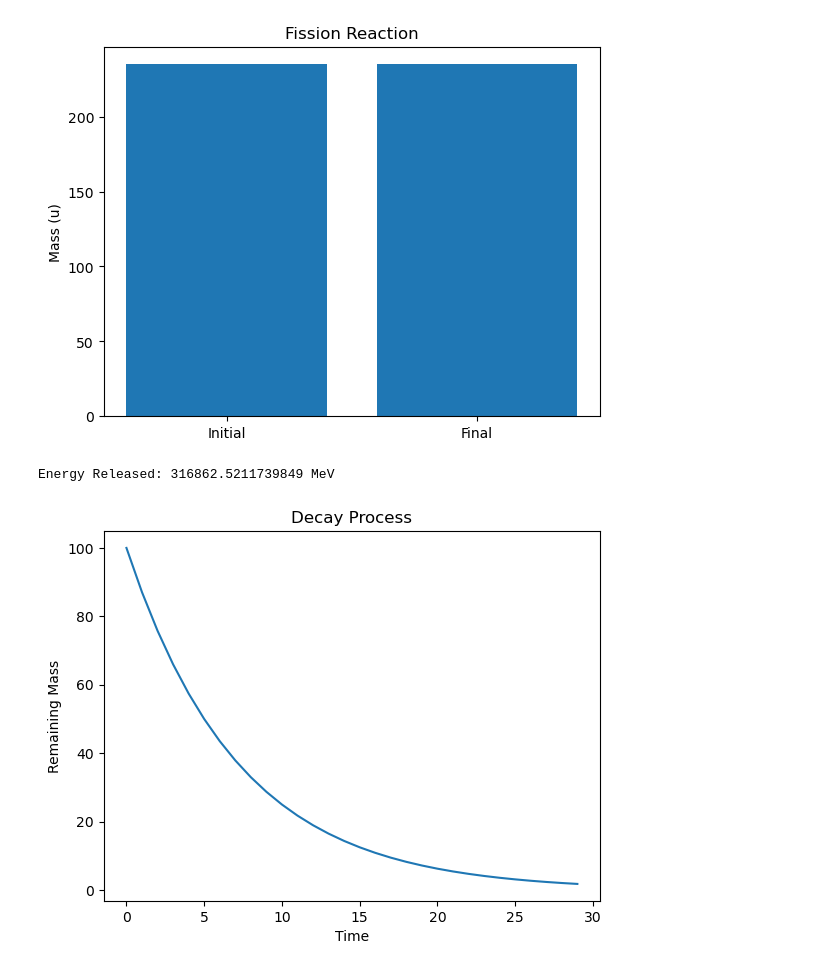
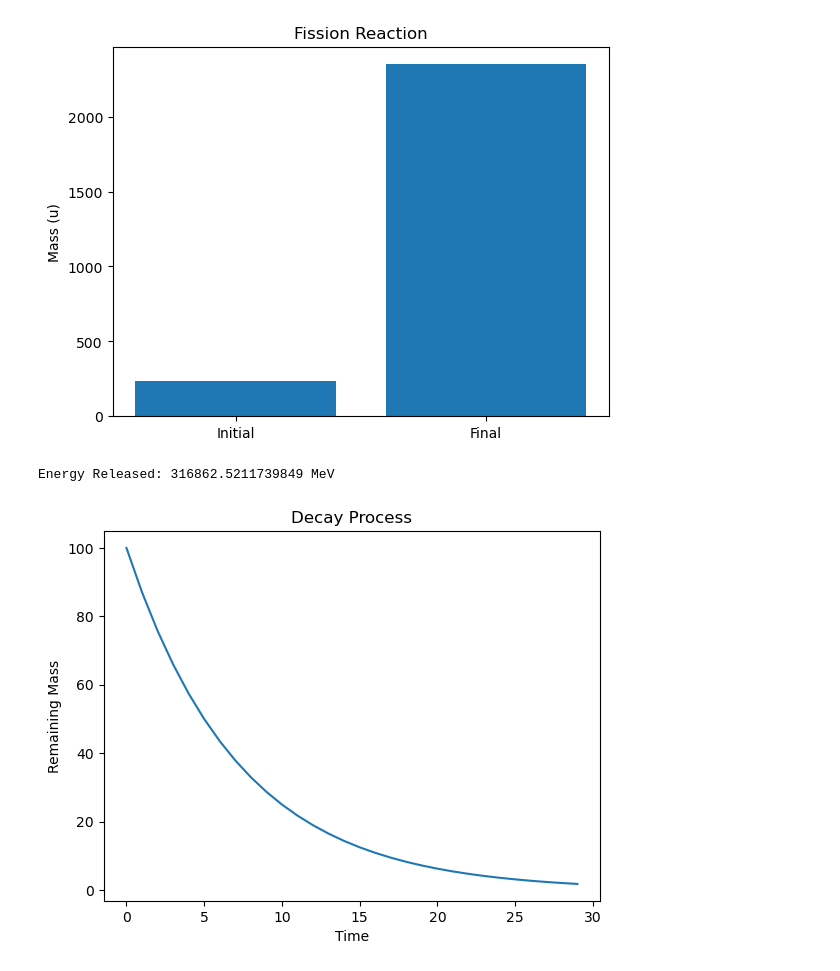
Before and after one commit to kernelzeroday/nuclear_testing, a Jupyter notebook: sim.ipynb, the cells around one changed output. Drawn from its saved outputs; the diff is of its cells as text; code cells hidden in the pictures.

```diff
--- a/sim.ipynb
+++ b/sim.ipynb
@@ -26,16 +26,16 @@ from pyrosm import OSM
 # %%
 # Simulate a fission reaction for Uranium-235
 fragment_mass, energy_released = lib.fission_reaction(235)
 
 # Plot the result
-plt.bar(['Initial', 'Final'], [235, fragment_mass * 2])
+plt.bar(['Initial', 'Final'], [235, fragment_mass * 20])
 plt.ylabel('Mass (u)')
 plt.title('Fission Reaction')
 plt.show()
 
 print(f"Energy Released: {energy_released} MeV")
 # %% [output]
-[figure, old version]
+[figure, new version]
 Energy Released: 316862.5211739849 MeV
 # %%
 # Simulate the decay of a substance with a half-life of 5 units
```
Also changed, not shown: parts of 3 cells of this notebook, 2 other files.
